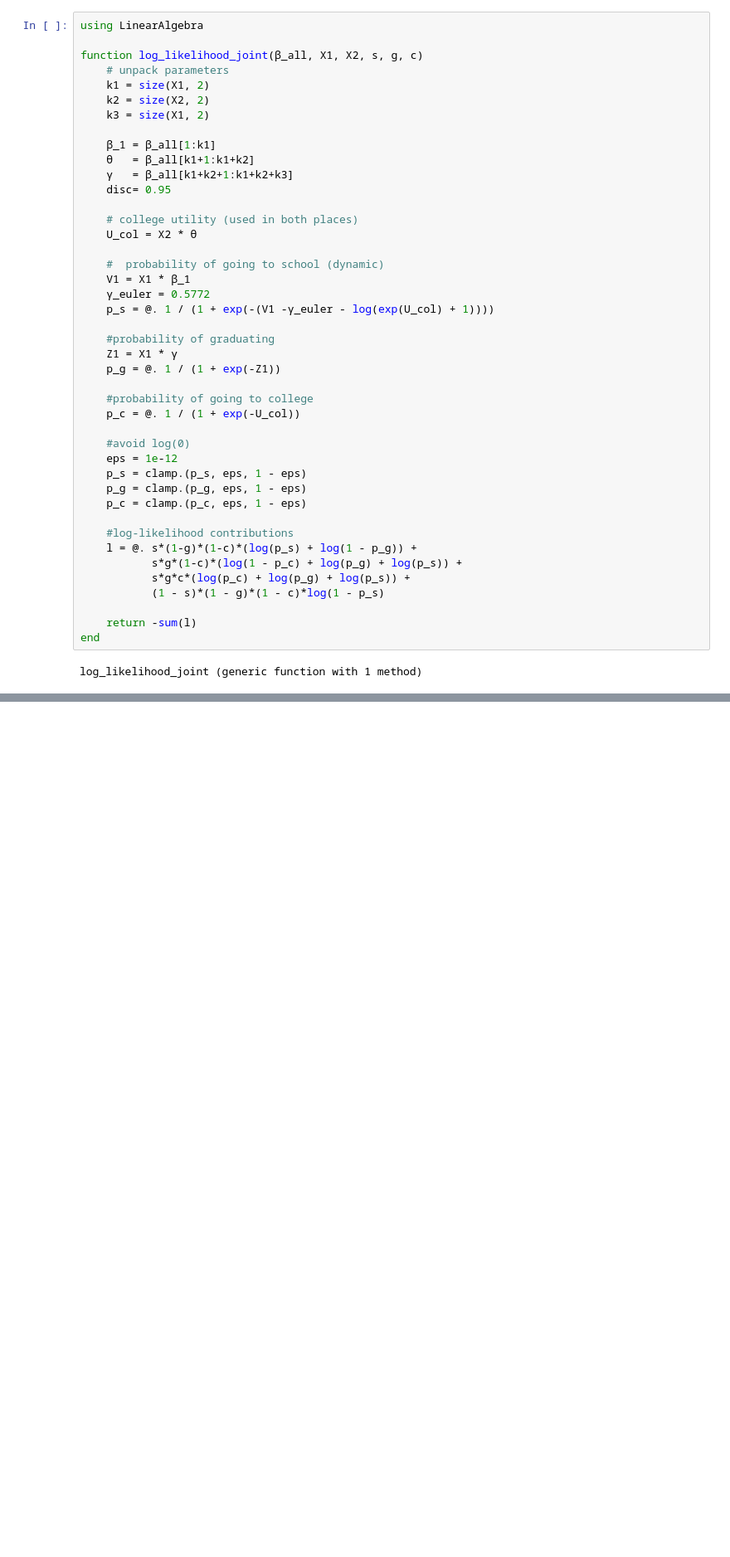
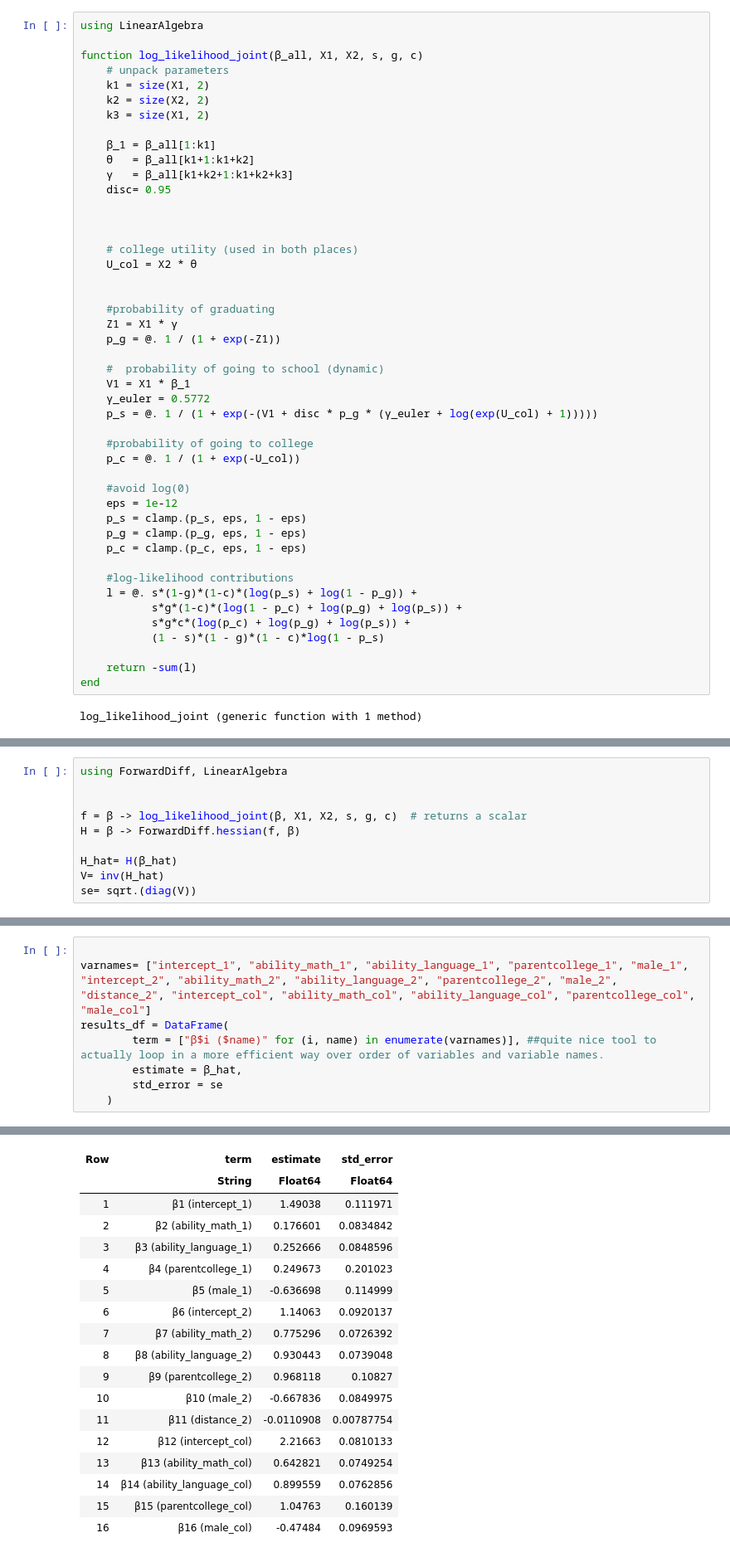
Before and after one commit to jorditorres1098/TSE-2025-2026, a Jupyter notebook: discrete_choice/homework1.ipynb, the cells around one changed output, grey strips where cells are left out. Shown at 83% size. Drawn from its saved outputs; the diff is of its cells as text; blank space fills up the shorter version.

```diff
--- a/discrete_choice/homework1.ipynb
+++ b/discrete_choice/homework1.ipynb
@@ -464,17 +553,20 @@ function log_likelihood_joint(β_all, X1, X2, s, g, c)
     γ   = β_all[k1+k2+1:k1+k2+k3]
     disc= 0.95
 
+
+
     # college utility (used in both places)
     U_col = X2 * θ
+
+
+    #probability of graduating
+    Z1 = X1 * γ
+    p_g = @. 1 / (1 + exp(-Z1))
 
     #  probability of going to school (dynamic)
     V1 = X1 * β_1
     γ_euler = 0.5772
-    p_s = @. 1 / (1 + exp(-(V1 -γ_euler - log(exp(U_col) + 1))))
-
-    #probability of graduating
-    Z1 = X1 * γ
-    p_g = @. 1 / (1 + exp(-Z1))
+    p_s = @. 1 / (1 + exp(-(V1 + disc * p_g * (γ_euler + log(exp(U_col) + 1)))))
 
     #probability of going to college
     p_c = @. 1 / (1 + exp(-U_col))
@@ -629,0 +912,10 @@ results_df = DataFrame(
+# %%
+using ForwardDiff, LinearAlgebra
+
+
+f = β -> log_likelihood_joint(β, X1, X2, s, g, c)  # returns a scalar
+H = β -> ForwardDiff.hessian(f, β)
+
+H_hat= H(β_hat)
+V= inv(H_hat)
+se= sqrt.(diag(V))
@@ -629,0 +940,9 @@ results_df = DataFrame(
+# %%
+
+varnames= ["intercept_1", "ability_math_1", "ability_language_1", "parentcollege_1", "male_1", "intercept_2", "ability_math_2", "ability_language_2", "parentcollege_2", "male_2", "distance_2", "intercept_col", "ability_math_col", "ability_language_col", "parentcollege_col", "male_col"]
+results_df = DataFrame(
+        term = ["β$i ($name)" for (i, name) in enumerate(varnames)], ##quite nice tool to actually loop in a more efficient way over order of variables and variable names.
+        estimate = β_hat,
+        std_error = se
+    )
+# %% [output]
@@ -629,0 +950,18 @@ results_df = DataFrame(
+| Row | term | estimate | std_error |
+|  | String | Float64 | Float64 |
+| 1 | β1 (intercept_1) | 1.49038 | 0.111971 |
+| 2 | β2 (ability_math_1) | 0.176601 | 0.0834842 |
+| 3 | β3 (ability_language_1) | 0.252666 | 0.0848596 |
+| 4 | β4 (parentcollege_1) | 0.249673 | 0.201023 |
+| 5 | β5 (male_1) | -0.636698 | 0.114999 |
+| 6 | β6 (intercept_2) | 1.14063 | 0.0920137 |
+| 7 | β7 (ability_math_2) | 0.775296 | 0.0726392 |
+| 8 | β8 (ability_language_2) | 0.930443 | 0.0739048 |
+| 9 | β9 (parentcollege_2) | 0.968118 | 0.10827 |
+| 10 | β10 (male_2) | -0.667836 | 0.0849975 |
+| 11 | β11 (distance_2) | -0.0110908 | 0.00787754 |
+| 12 | β12 (intercept_col) | 2.21663 | 0.0810133 |
+| 13 | β13 (ability_math_col) | 0.642821 | 0.0749254 |
+| 14 | β14 (ability_language_col) | 0.899559 | 0.0762856 |
+| 15 | β15 (parentcollege_col) | 1.04763 | 0.160139 |
+| 16 | β16 (male_col) | -0.47484 | 0.0969593 |
```
Also changed, not shown: parts of 16 cells of this notebook.
